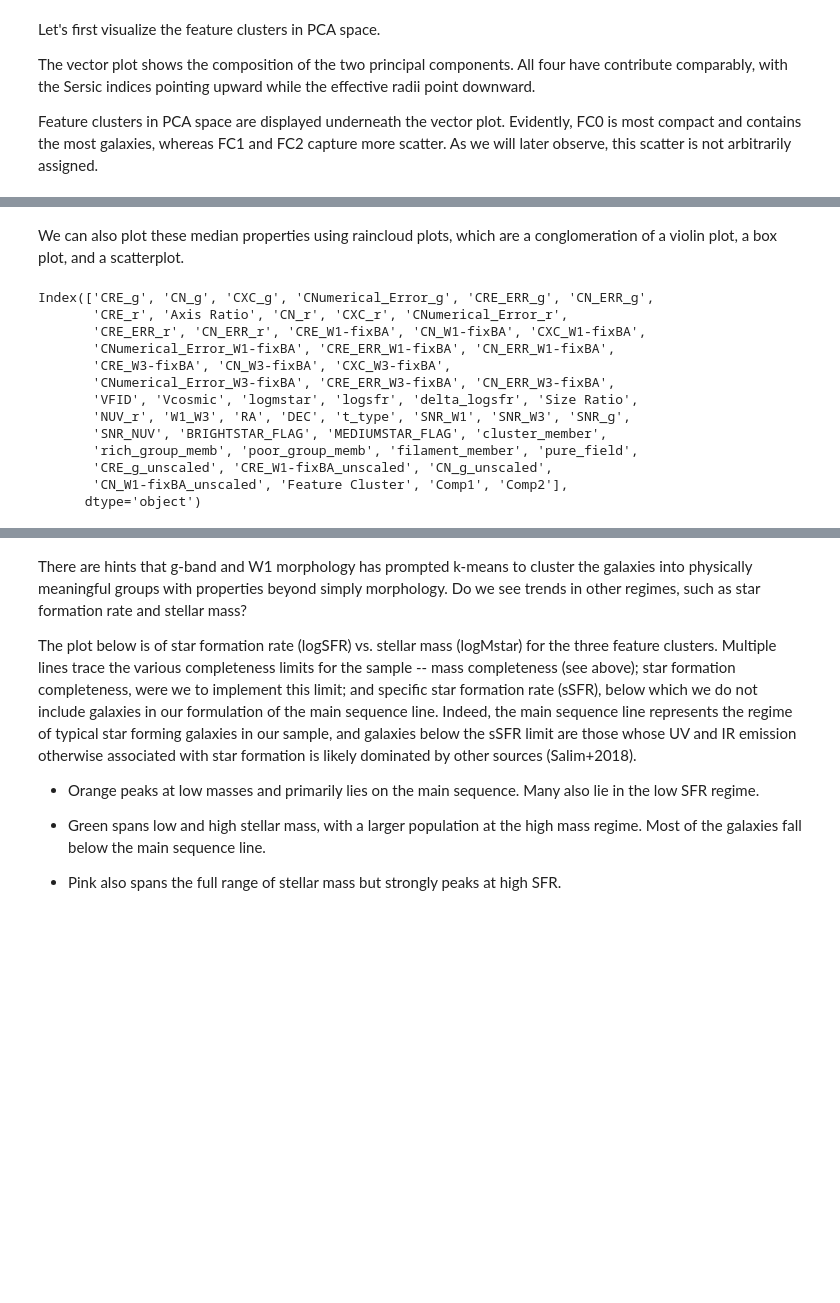
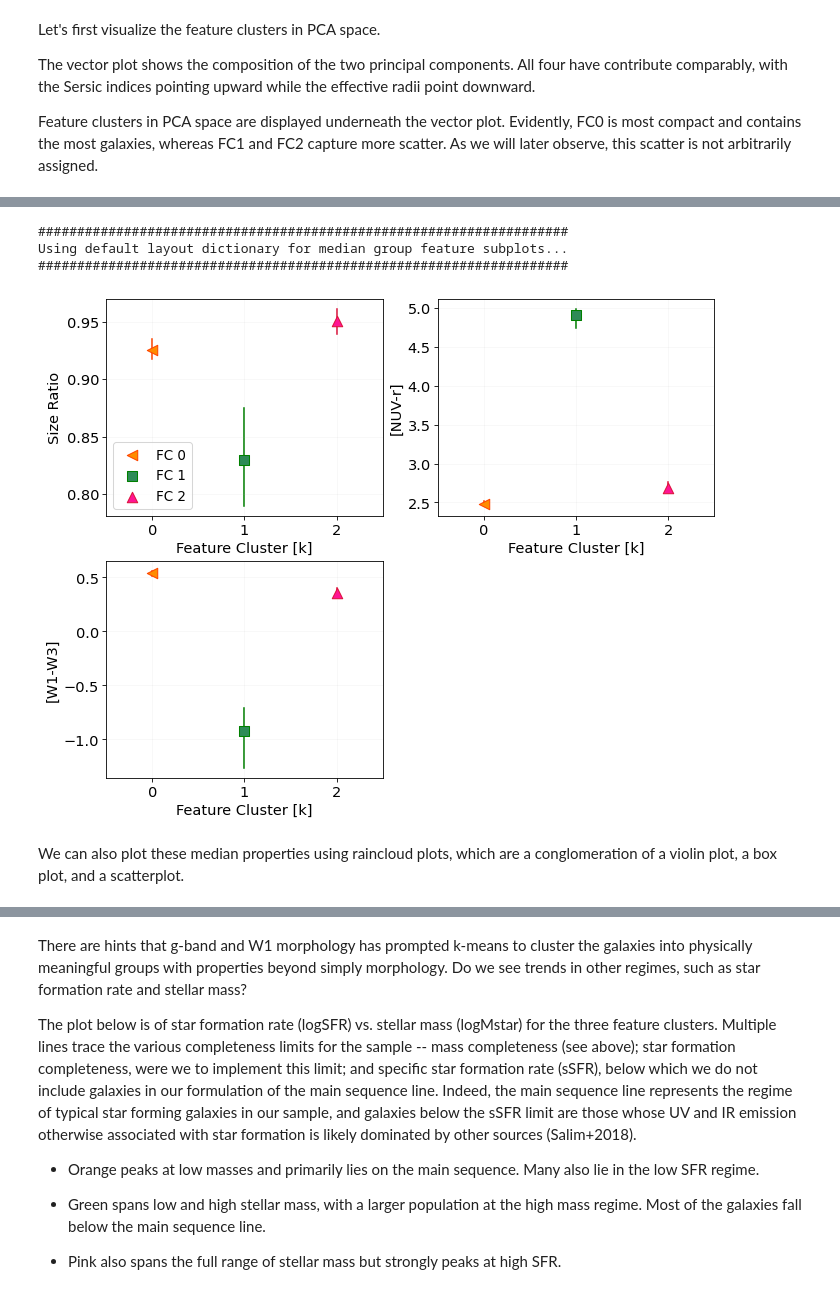
Before and after one commit to gammaspire/machine-learning, a Jupyter notebook: galaxy_feature_clustering/feature_clustering.ipynb, the cells around one changed output, grey strips where cells are left out. Cells and saved outputs as stored; diff of their text form; code cells hidden in the pictures; blank space fills up the shorter version.

```diff
--- a/galaxy_feature_clustering/feature_clustering.ipynb
+++ b/galaxy_feature_clustering/feature_clustering.ipynb
@@ -203,21 +212,12 @@ plot_group_features(cluster_summary, layout_dict=params.LAYOUT_DICT)
+# %%
+plot_group_features(cluster_summary)
+# %% [output]
+####################################################################
+Using default layout dictionary for median group feature subplots...
+####################################################################
+[figure, added]
 # %% [markdown]
 We can also plot these median properties using raincloud plots, which are a conglomeration of a violin plot, a box plot, and a scatterplot.
-# %%
-df.columns
-# %% [output]
-Index(['CRE_g', 'CN_g', 'CXC_g', 'CNumerical_Error_g', 'CRE_ERR_g', 'CN_ERR_g',
-       'CRE_r', 'Axis Ratio', 'CN_r', 'CXC_r', 'CNumerical_Error_r',
-       'CRE_ERR_r', 'CN_ERR_r', 'CRE_W1-fixBA', 'CN_W1-fixBA', 'CXC_W1-fixBA',
-       'CNumerical_Error_W1-fixBA', 'CRE_ERR_W1-fixBA', 'CN_ERR_W1-fixBA',
-       'CRE_W3-fixBA', 'CN_W3-fixBA', 'CXC_W3-fixBA',
-       'CNumerical_Error_W3-fixBA', 'CRE_ERR_W3-fixBA', 'CN_ERR_W3-fixBA',
-       'VFID', 'Vcosmic', 'logmstar', 'logsfr', 'delta_logsfr', 'Size Ratio',
-       'NUV_r', 'W1_W3', 'RA', 'DEC', 't_type', 'SNR_W1', 'SNR_W3', 'SNR_g',
-       'SNR_NUV', 'BRIGHTSTAR_FLAG', 'MEDIUMSTAR_FLAG', 'cluster_member',
-       'rich_group_memb', 'poor_group_memb', 'filament_member', 'pure_field',
-       'CRE_g_unscaled', 'CRE_W1-fixBA_unscaled', 'CN_g_unscaled',
-       'CN_W1-fixBA_unscaled', 'Feature Cluster', 'Comp1', 'Comp2'],
-      dtype='object')
 # %%
 feature_rainclouds(df, feature_list=['CRE_g_unscaled', 'CRE_W1-fixBA_unscaled',
                                      'CN_g_unscaled','CN_W1-fixBA_unscaled'])
```
Also changed, not shown: parts of 26 cells of this notebook, 8 other files.
